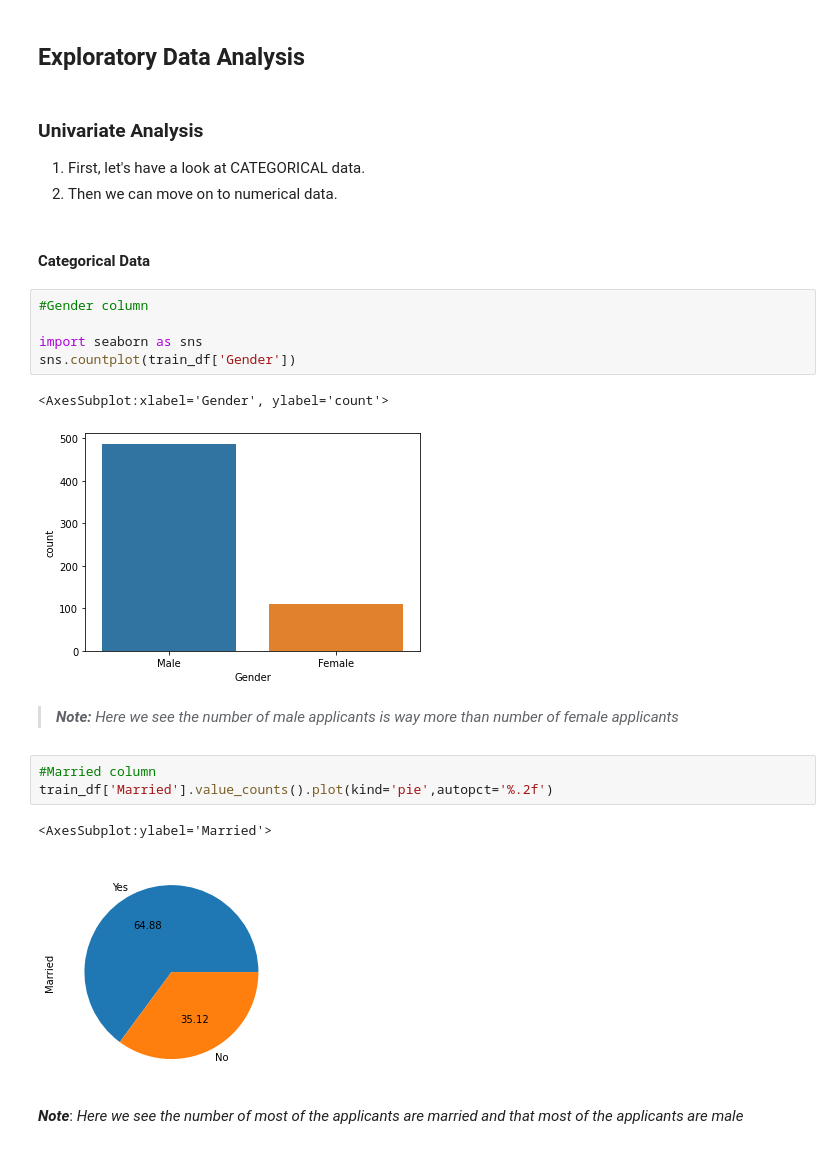
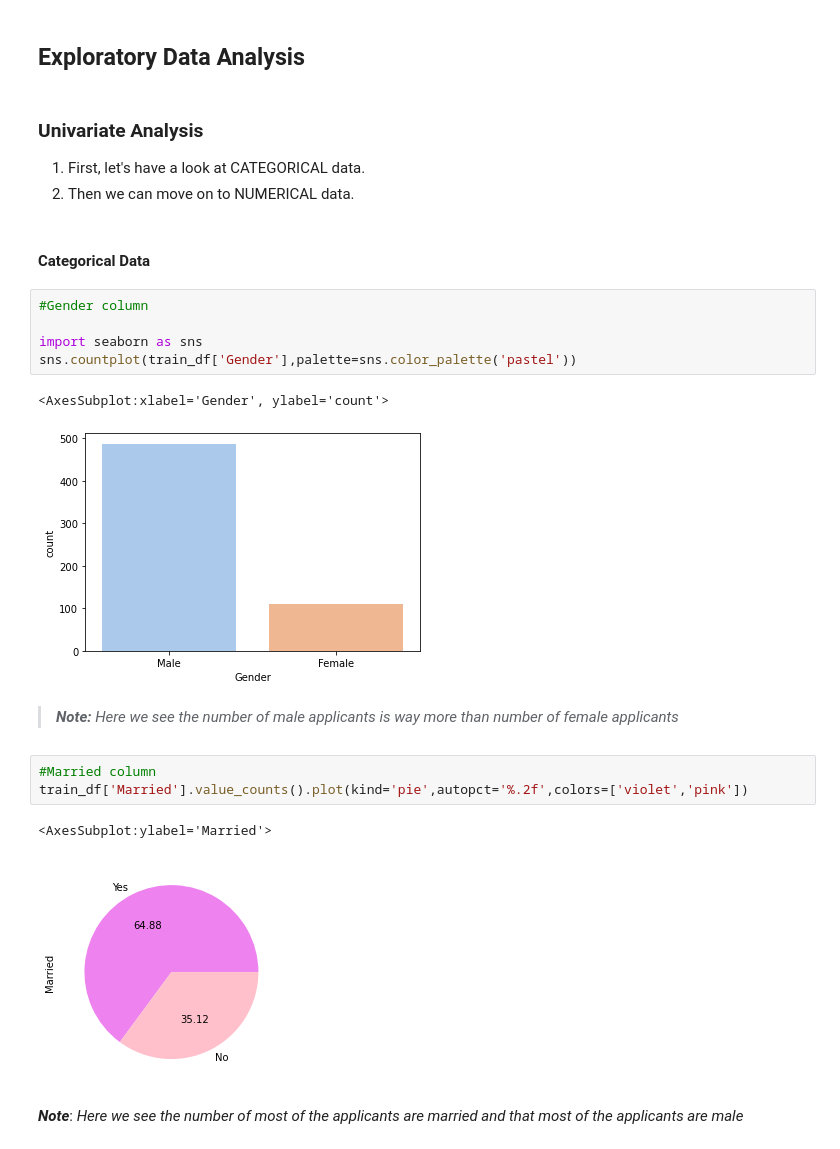
Before and after one commit to gargi-09/My-Kaggle-Work, a Jupyter notebook: exploring-data.ipynb, the cells around one changed output. Drawn from its saved outputs; the diff is of its cells as text.

Commit message:
Kaggle Notebook | Exploring Data | Version 4

```diff
--- a/exploring-data.ipynb
+++ b/exploring-data.ipynb
@@ -293,25 +293,25 @@ train_df.head()
 # %% [markdown]
 ### **Univariate Analysis**
 1. First, let's have a look at CATEGORICAL data.
-2. Then we can move on to numerical data.
+2. Then we can move on to NUMERICAL data.
 # %% [markdown]
 #### **Categorical Data**
 # %%
 #Gender column
 
 import seaborn as sns
-sns.countplot(train_df['Gender'])
+sns.countplot(train_df['Gender'],palette=sns.color_palette('pastel'))
 # %% [output]
 <AxesSubplot:xlabel='Gender', ylabel='count'>
-[figure, old version]
+[figure, new version]
 # %% [markdown]
 > ***Note:*** *Here we see the number of male applicants is way more than number of female applicants*
 # %%
 #Married column
-train_df['Married'].value_counts().plot(kind='pie',autopct='%.2f')
+train_df['Married'].value_counts().plot(kind='pie',autopct='%.2f',colors=['violet','pink'])
 # %% [output]
 <AxesSubplot:ylabel='Married'>
-[figure, old version]
+[figure, new version]
 # %% [markdown]
 ***Note***: *Here we see the number of most of the applicants are married and that most of the applicants are male*
 # %%
```
Also changed, not shown: parts of 16 cells of this notebook.
